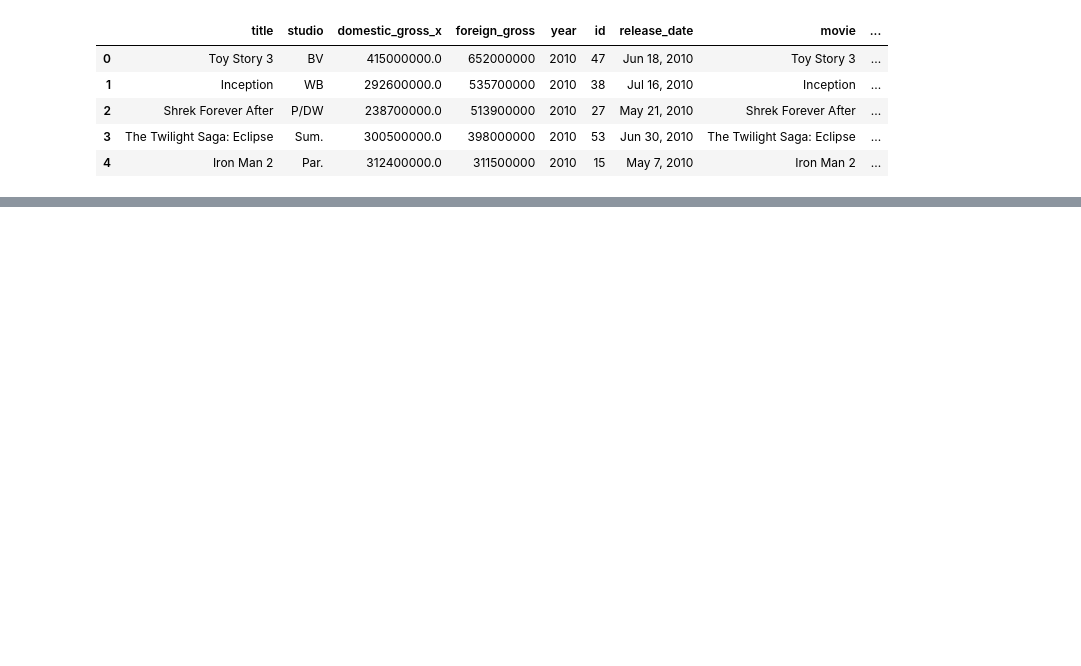
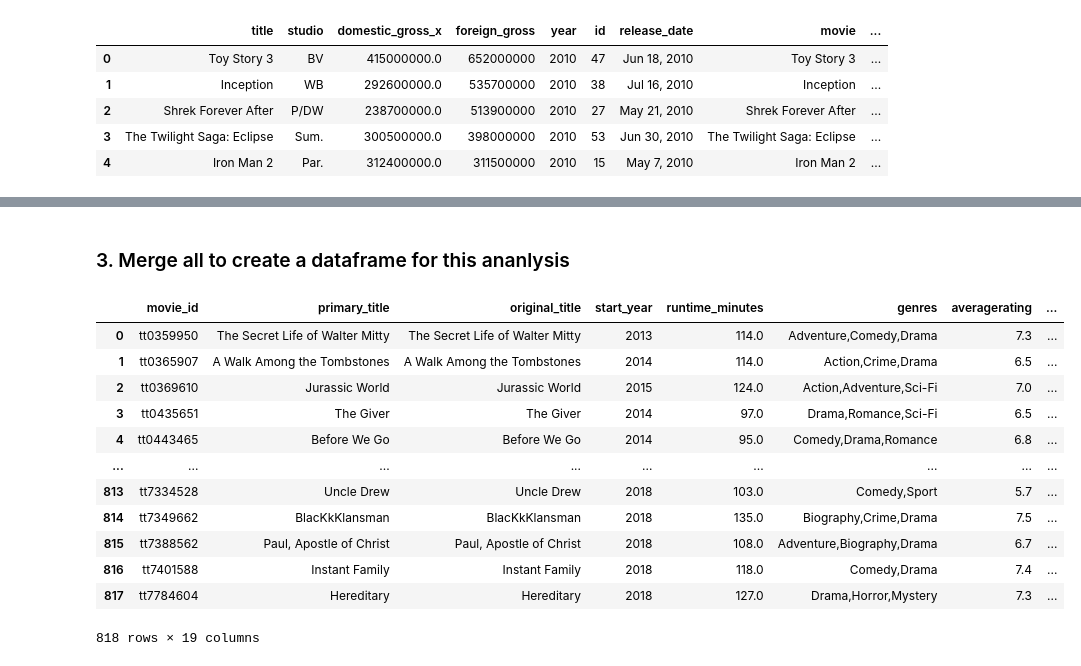
Before and after one commit to Aachiko/Microsoft-Movie-Market-Analysis, a Jupyter notebook: phase_1_project.ipynb, the cells around one changed output, grey strips where cells are left out. Cells and saved outputs as stored; diff of their text form; code cells hidden in the pictures; blank space fills up the shorter version.

Commit message:
amended datasets and created project datframe

```diff
--- a/phase_1_project.ipynb
+++ b/phase_1_project.ipynb
@@ -306,0 +267,19 @@ merge.head()
+# %% [markdown]
+### 3. Merge all to create a dataframe for this ananlysis
+# %%
+movie_project = pd.merge(imdb_recent,movie_recent, left_on = 'primary_title', right_on = 'title', how = 'inner')
+movie_project
+# %% [output]
+|  | movie_id | primary_title | original_title | start_year | runtime_minutes | genres | averagerating | ... |
+| 0 | tt0359950 | The Secret Life of Walter Mitty | The Secret Life of Walter Mitty | 2013 | 114.0 | Adventure,Comedy,Drama | 7.3 | ... |
+| 1 | tt0365907 | A Walk Among the Tombstones | A Walk Among the Tombstones | 2014 | 114.0 | Action,Crime,Drama | 6.5 | ... |
+| 2 | tt0369610 | Jurassic World | Jurassic World | 2015 | 124.0 | Action,Adventure,Sci-Fi | 7.0 | ... |
+| 3 | tt0435651 | The Giver | The Giver | 2014 | 97.0 | Drama,Romance,Sci-Fi | 6.5 | ... |
+| 4 | tt0443465 | Before We Go | Before We Go | 2014 | 95.0 | Comedy,Drama,Romance | 6.8 | ... |
+| ... | ... | ... | ... | ... | ... | ... | ... | ... |
+| 813 | tt7334528 | Uncle Drew | Uncle Drew | 2018 | 103.0 | Comedy,Sport | 5.7 | ... |
+| 814 | tt7349662 | BlacKkKlansman | BlacKkKlansman | 2018 | 135.0 | Biography,Crime,Drama | 7.5 | ... |
+| 815 | tt7388562 | Paul, Apostle of Christ | Paul, Apostle of Christ | 2018 | 108.0 | Adventure,Biography,Drama | 6.7 | ... |
+| 816 | tt7401588 | Instant Family | Instant Family | 2018 | 118.0 | Comedy,Drama | 7.4 | ... |
+| 817 | tt7784604 | Hereditary | Hereditary | 2018 | 127.0 | Drama,Horror,Mystery | 7.3 | ... |
+818 rows × 19 columns
```
Also changed, not shown: parts of 10 cells of this notebook.
